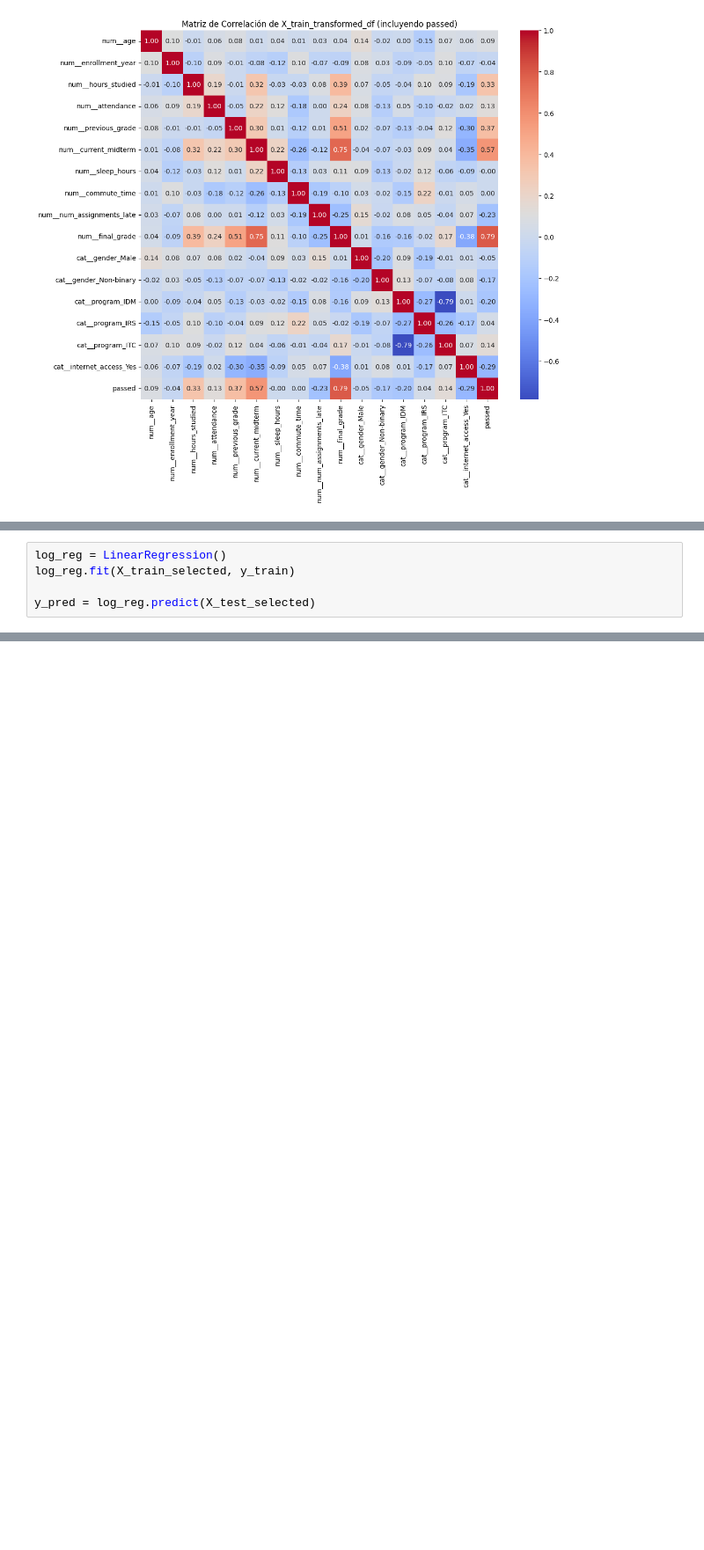
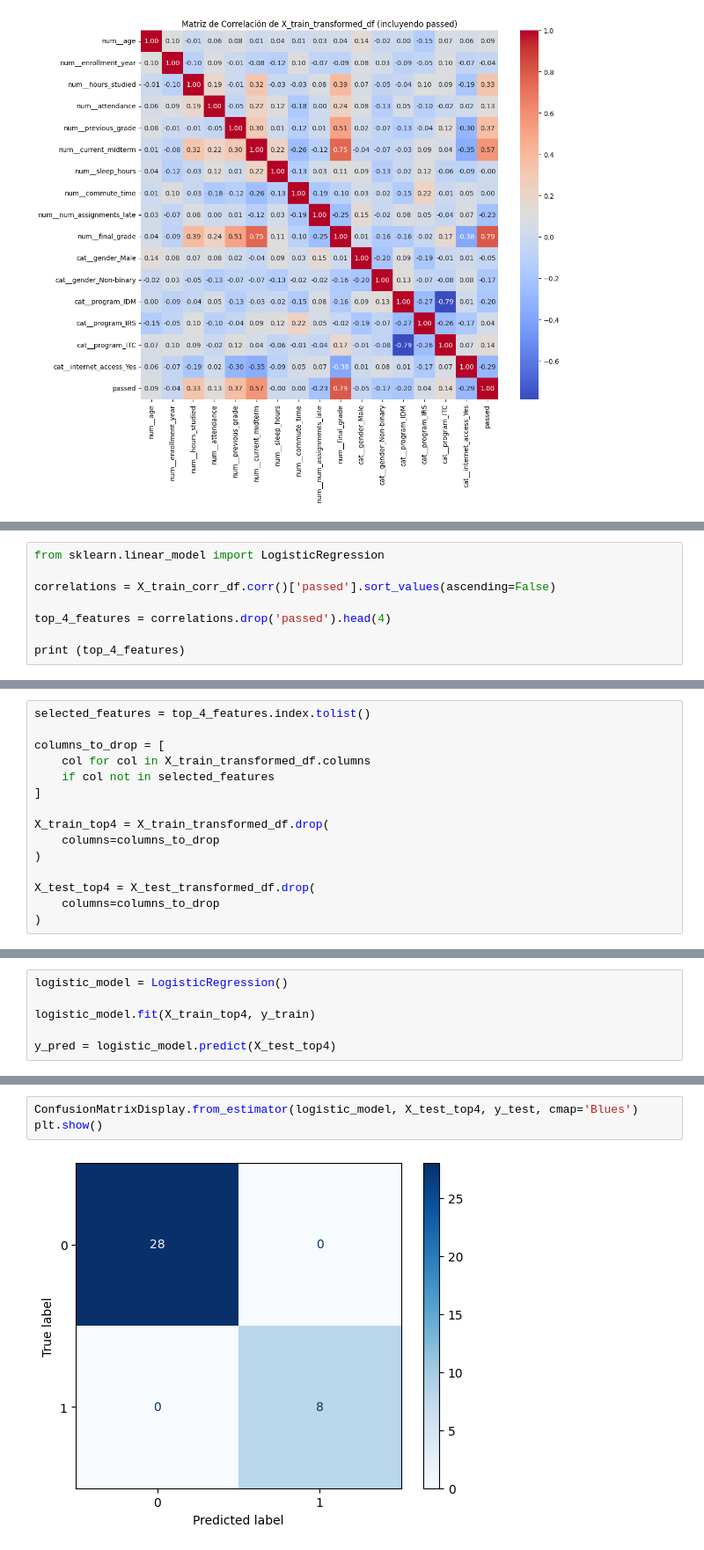
Before and after one commit to A01801224/Modulo_3_Bkron, a Jupyter notebook: Ejercicio_6/Modulo_3_Ejercicio_6.ipynb, the cells around one changed output, grey strips where cells are left out. Shown at 88% size. Cells and saved outputs as stored; diff of their text form; blank space fills up the shorter version.

```diff
--- a/Ejercicio_6/Modulo_3_Ejercicio_6.ipynb
+++ b/Ejercicio_6/Modulo_3_Ejercicio_6.ipynb
@@ -121,5 +133,0 @@ X_test_selected = X_test_transformed_df[selected_features]
-# %%
-log_reg = LinearRegression()
-log_reg.fit(X_train_selected, y_train)
-
-y_pred = log_reg.predict(X_test_selected)
@@ -137,0 +134,8 @@ weighted avg       0.92      0.92      0.92        36
+# %%
+from sklearn.linear_model import LogisticRegression
+
+correlations = X_train_corr_df.corr()['passed'].sort_values(ascending=False)
+
+top_4_features = correlations.drop('passed').head(4)
+
+print (top_4_features)
@@ -137,0 +170,15 @@ weighted avg       0.92      0.92      0.92        36
+# %%
+selected_features = top_4_features.index.tolist()
+
+columns_to_drop = [
+    col for col in X_train_transformed_df.columns
+    if col not in selected_features
+]
+
+X_train_top4 = X_train_transformed_df.drop(
+    columns=columns_to_drop
+)
+
+X_test_top4 = X_test_transformed_df.drop(
+    columns=columns_to_drop
+)
@@ -137,0 +187,6 @@ weighted avg       0.92      0.92      0.92        36
+# %%
+logistic_model = LogisticRegression()
+
+logistic_model.fit(X_train_top4, y_train)
+
+y_pred = logistic_model.predict(X_test_top4)
@@ -137,0 +206,5 @@ weighted avg       0.92      0.92      0.92        36
+# %%
+ConfusionMatrixDisplay.from_estimator(logistic_model, X_test_top4, y_test, cmap='Blues')
+plt.show()
+# %% [output]
+[figure, added]
```
Also changed, not shown: parts of 14 cells of this notebook.
